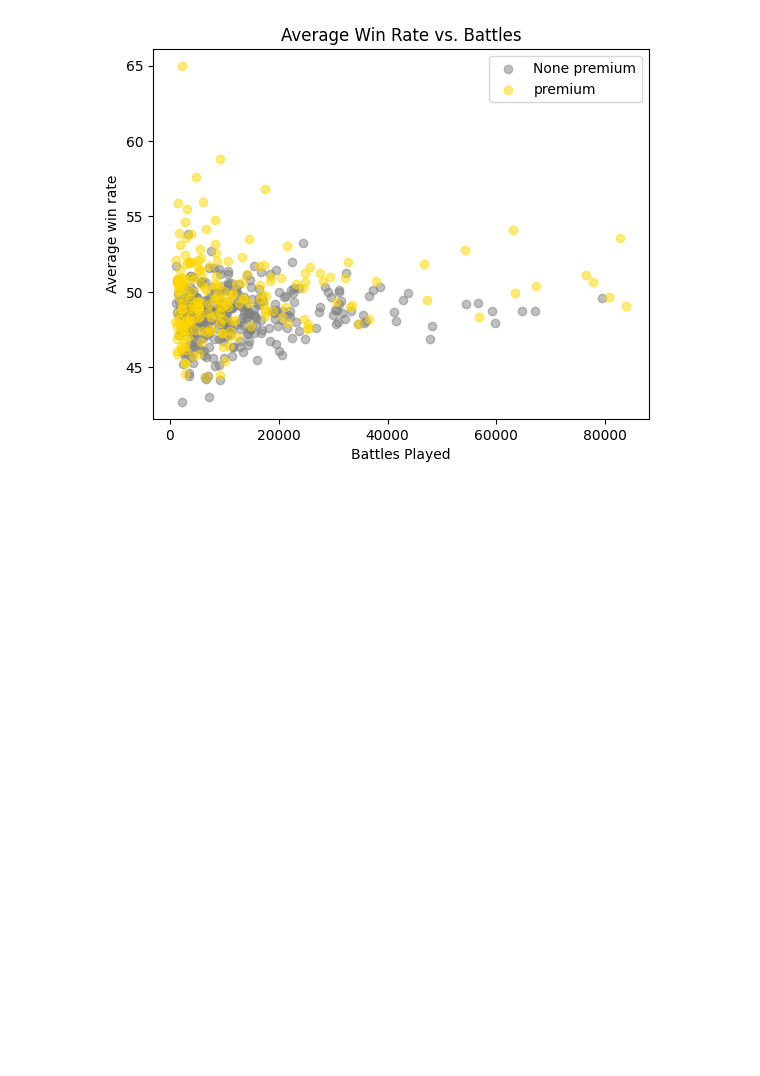
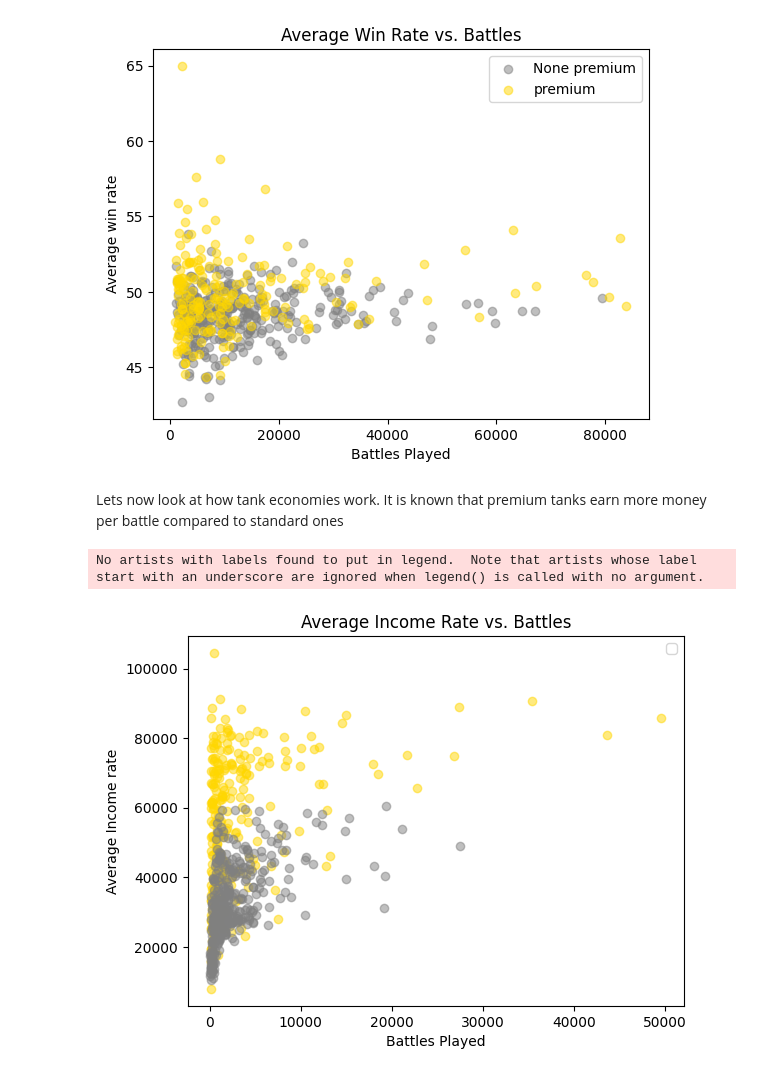
Before and after one commit to jeffreyLyngdoh/Final-Tutorial-World-of-Tank-deep-dive, a Jupyter notebook: final.ipynb, the cells around one changed output. Drawn from its saved outputs; the diff is of its cells as text; code cells hidden in the pictures; blank space fills up the shorter version.

Commit message:
Ploted average earning

```diff
--- a/final.ipynb
+++ b/final.ipynb
@@ -197,3 +197,23 @@ plt.legend()
 plt.show()
 # %% [output]
 [figure]
+# %% [markdown]
+Lets now look at how tank economies work.
+It is known that premium tanks earn more money per battle compared to standard ones
+# %%
+premiumEcon = economicDF[economicDF['isPrem'] == True]
+stdEcon = economicDF[economicDF['isPrem'] == False]
+
+plt.scatter(premiumEcon['battles'], premiumEcon['avg_earnings'], color = 'gold', alpha=0.5)
+plt.scatter(stdEcon['battles'], stdEcon['avg_earnings'], color = 'gray', alpha=0.5)
+
+
+plt.title('Average Income Rate vs. Battles')
+plt.xlabel('Battles Played')
+plt.ylabel('Average Income rate')
+
+plt.legend()
+plt.show()
+# %% [output]
+No artists with labels found to put in legend.  Note that artists whose label start with an underscore are ignored when legend() is called with no argument.
+[figure, added]
```
